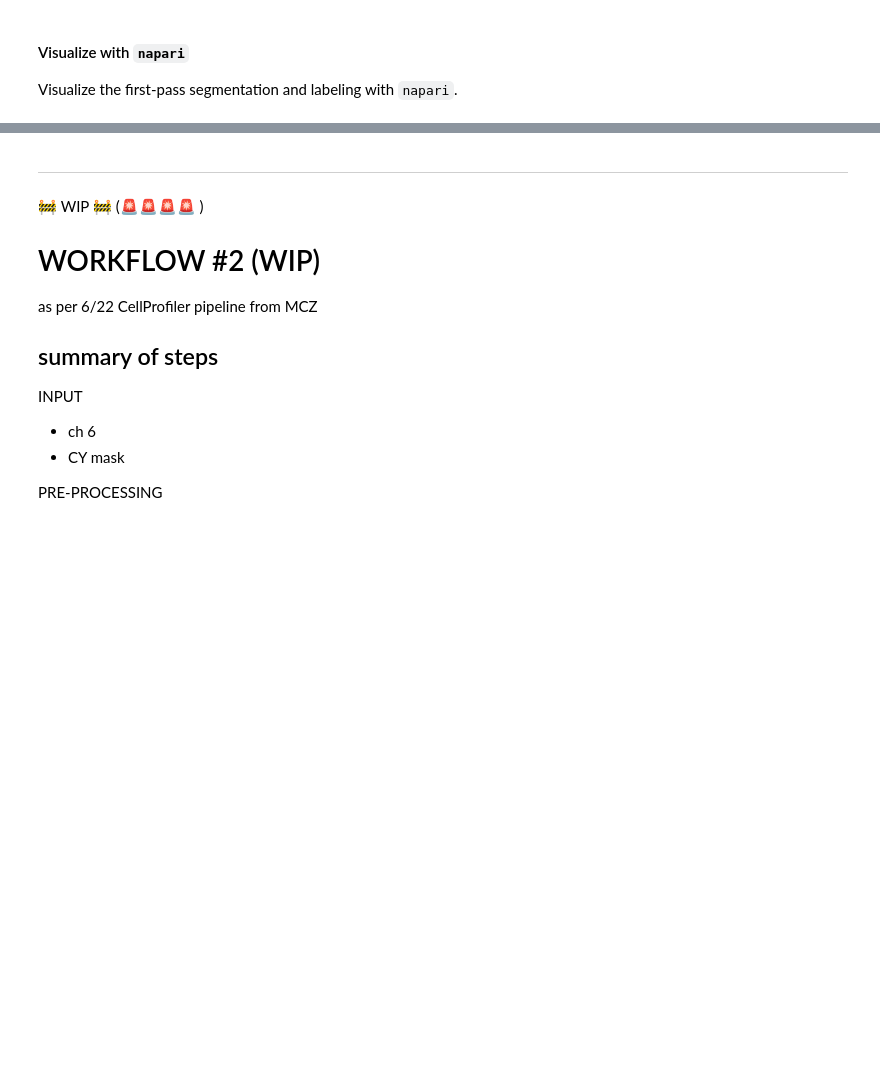
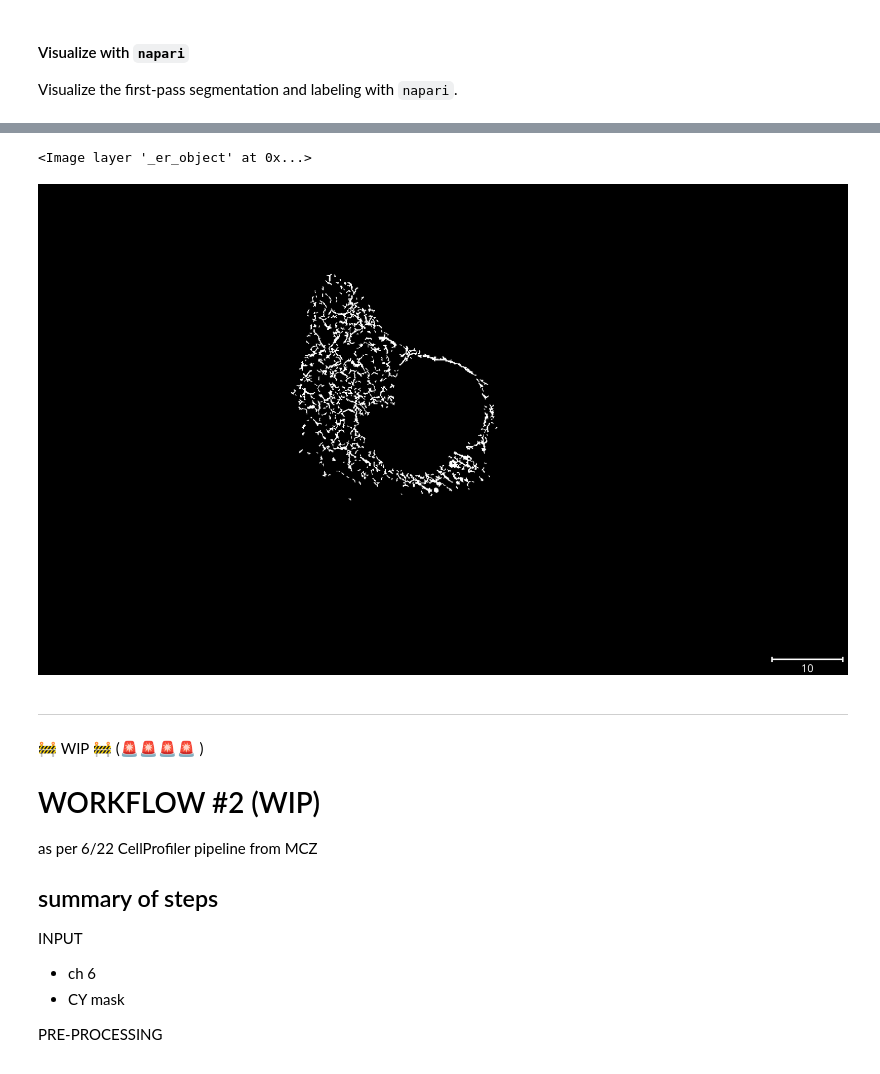
Before and after one commit to ndcn/infer-subc, a Jupyter notebook: notebooks/08_endoplasmic_reticulum.ipynb, the cells around one changed output, grey strips where cells are left out. Saved outputs shown, nothing was run; the diff lists cells and outputs as text; code cells hidden in the pictures; blank space fills up the shorter version.

```diff
--- a/notebooks/08_endoplasmic_reticulum.ipynb
+++ b/notebooks/08_endoplasmic_reticulum.ipynb
@@ -292,6 +236,6 @@ viewer.add_image(
 )
 
 viewer.add_image(
-    GO_object,
+    er_object,
     scale=scale
 )
@@ -380,10 +306,25 @@ ER_object, out_p =  _infer_ENDOPLASMIC_RETICULUM(raw_er, CY_object, default_para
+# %%
+
+_er_object =  _infer_endoplasmic_reticulum(img_2D, cytosol_mask)
+# %%
+from infer_subc_2d.organelles.er import infer_endoplasmic_reticulum
+
+er_object =  infer_endoplasmic_reticulum(img_2D, cytosol_mask)
 # %%
 
 viewer.add_image(
-    ER_object,
+    er_object,
     scale=scale
 )
 viewer.add_labels(
-    label(ER_object),
+    label(er_object),
     scale=scale
 )
+
+
+viewer.add_image(
+    _er_object,
+    scale=scale
+)
+# %% [output]
+<Image layer '_er_object' at 0x...>
@@ -401,3 +331,11 @@ save_parameters(default_params, test_img_name.split("/")[-1], data_root_path / "
+# %%
+from napari.utils.notebook_display import nbscreenshot
+
+# viewer.dims.ndisplay = 3
+# viewer.camera.angles = (-30, 25, 120)
+nbscreenshot(viewer, canvas_only=True)
+# %% [output]
+[figure, added]
 # %% [markdown]
 ---------------------
 
```
Also changed, not shown: parts of 31 cells of this notebook, 21 other files.
